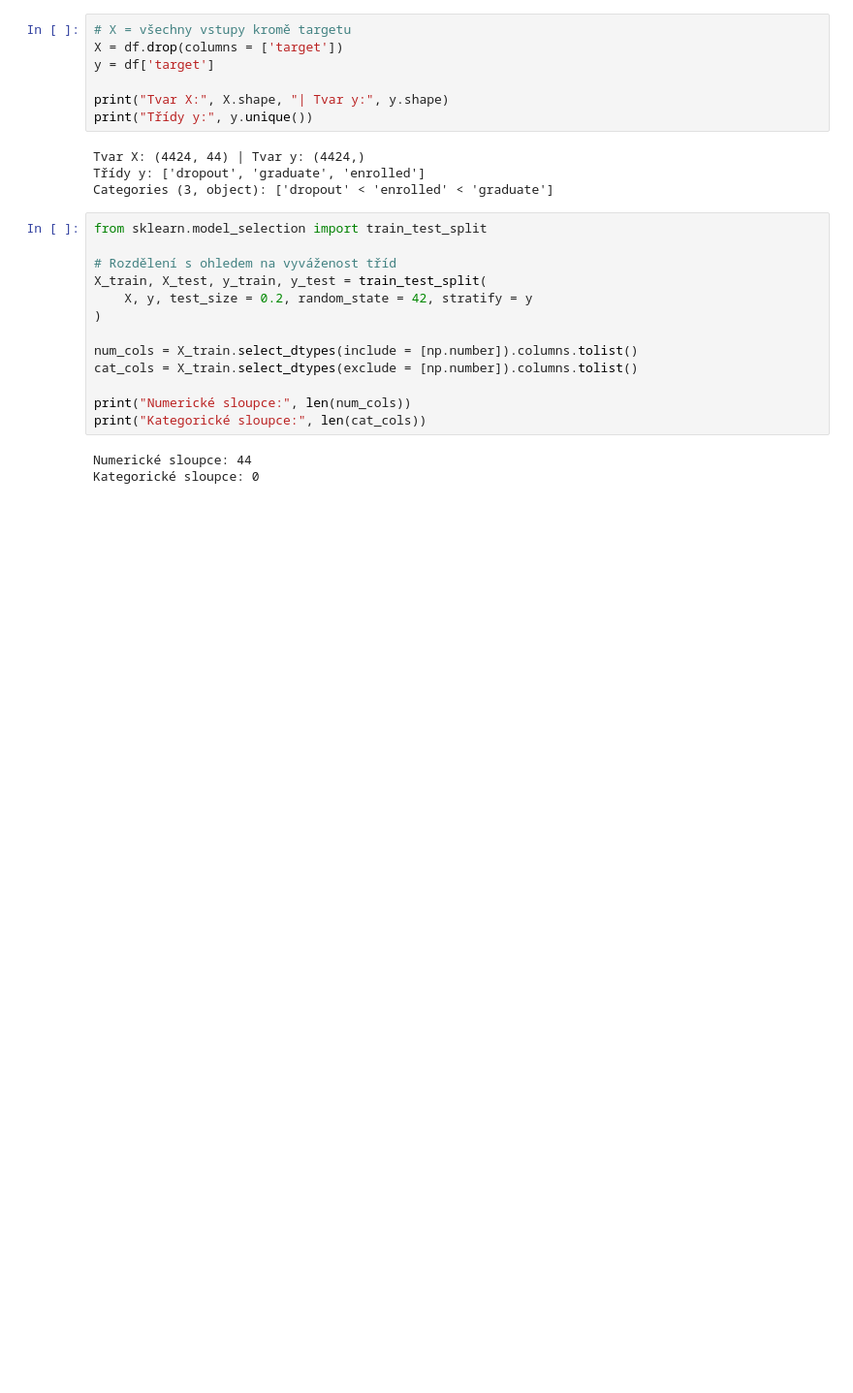
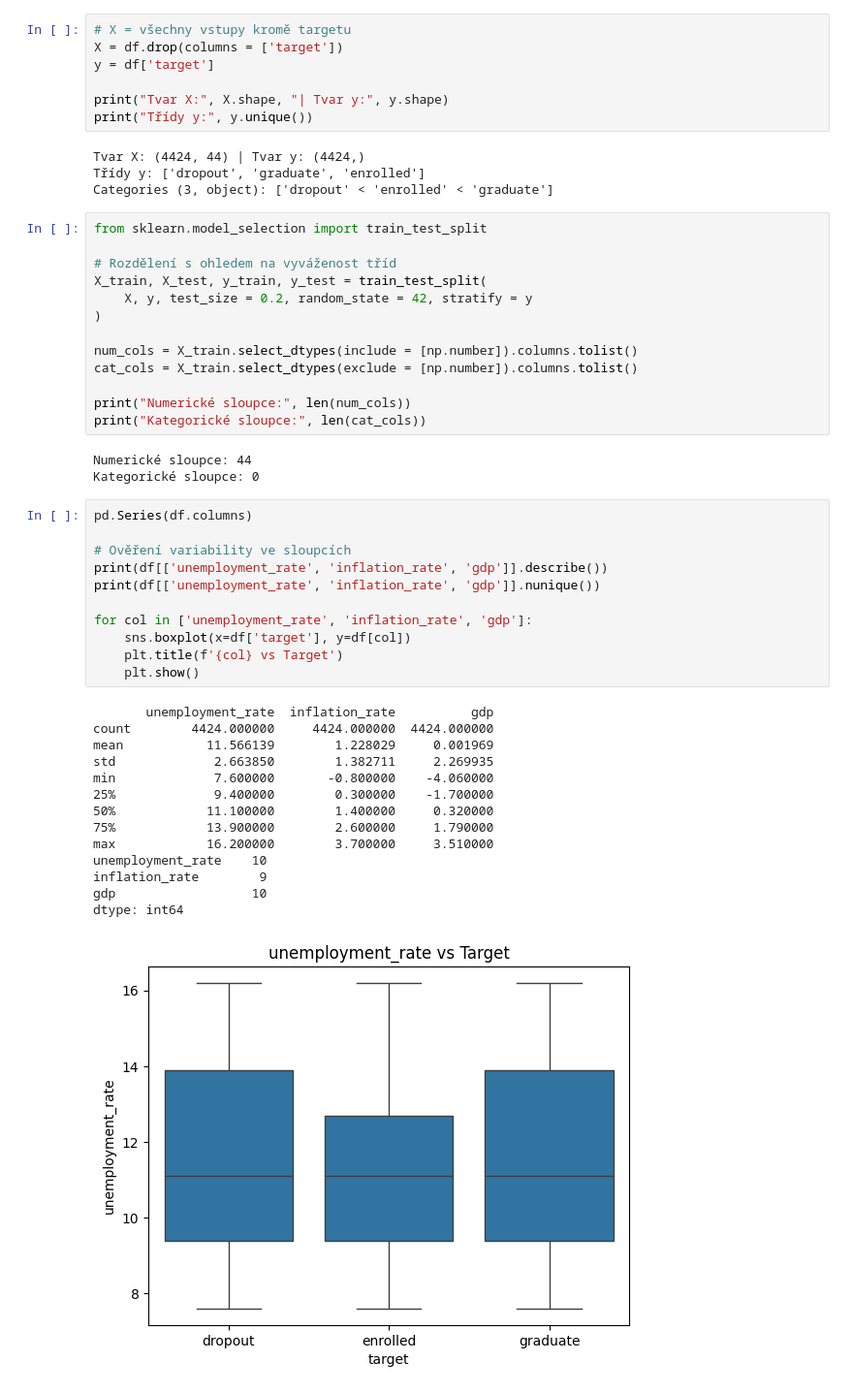
Before and after one commit to misahoskova/4IZ566-FIS-VSE, a Jupyter notebook: semestralka.ipynb, the cells around one changed output. Shown at 97% size. Cells and saved outputs as stored; diff of their text form; blank space fills up the shorter version.

```diff
--- a/semestralka.ipynb
+++ b/semestralka.ipynb
@@ -634,3 +634,29 @@ print("Kategorické sloupce:", len(cat_cols))
 # %% [output]
 Numerické sloupce: 44
 Kategorické sloupce: 0
+# %%
+pd.Series(df.columns)
+
+# Ověření variability ve sloupcích
+print(df[['unemployment_rate', 'inflation_rate', 'gdp']].describe())
+print(df[['unemployment_rate', 'inflation_rate', 'gdp']].nunique())
+
+for col in ['unemployment_rate', 'inflation_rate', 'gdp']:
+    sns.boxplot(x=df['target'], y=df[col])
+    plt.title(f'{col} vs Target')
+    plt.show()
+# %% [output]
+       unemployment_rate  inflation_rate          gdp
+count        4424.000000     4424.000000  4424.000000
+mean           11.566139        1.228029     0.001969
+std             2.663850        1.382711     2.269935
+min             7.600000       -0.800000    -4.060000
+25%             9.400000        0.300000    -1.700000
+50%            11.100000        1.400000     0.320000
+75%            13.900000        2.600000     1.790000
+max            16.200000        3.700000     3.510000
+unemployment_rate    10
+inflation_rate        9
+gdp                  10
+dtype: int64
+[figure, added]
```
Also changed, not shown: parts of 1 cell of this notebook.
